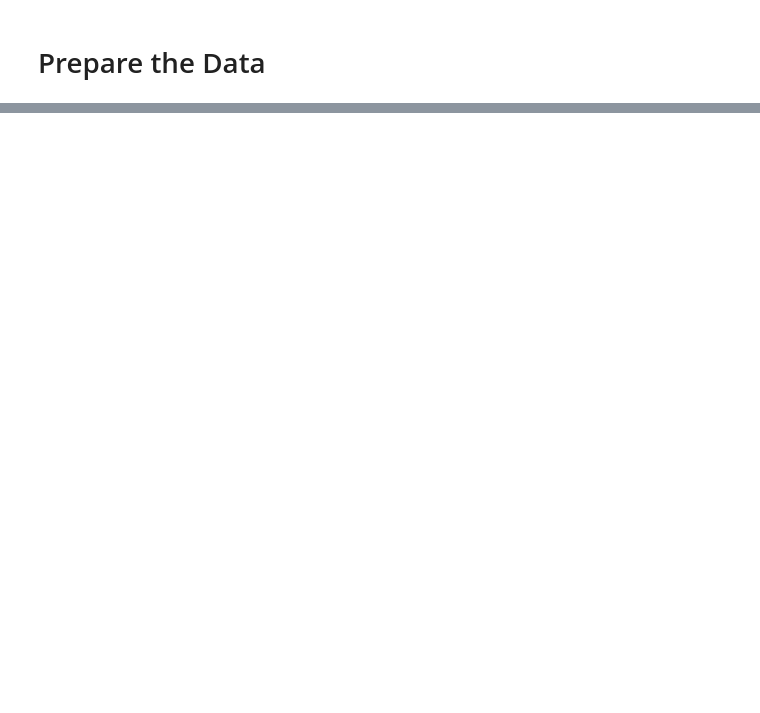
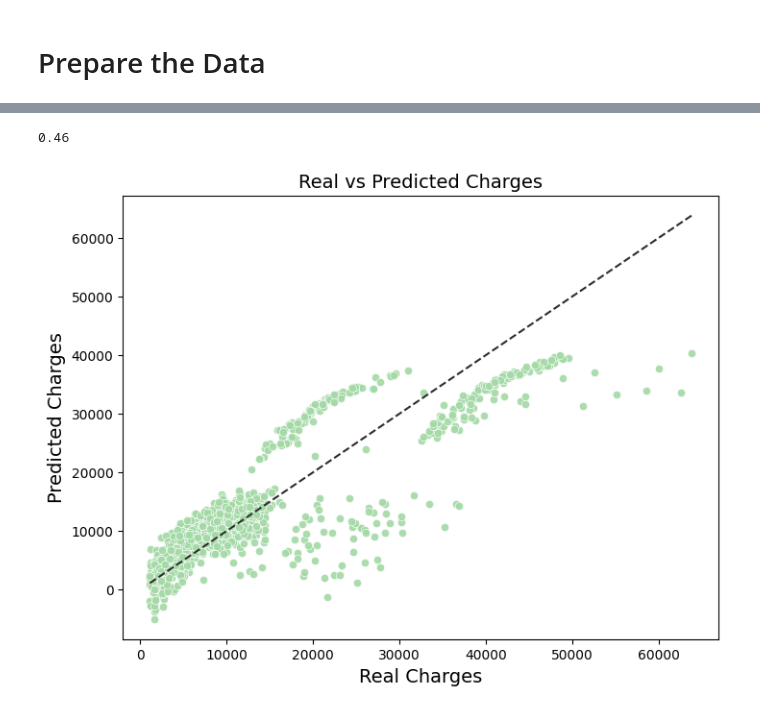
Before and after one commit to Gonzalo-Caro/Practicas-ML-NN, a Jupyter notebook: 1.Models/2.Regression.ipynb, the cells around one changed output, grey strips where cells are left out. Saved outputs shown, nothing was run; the diff lists cells and outputs as text; code cells hidden in the pictures; blank space fills up the shorter version.

```diff
--- a/1.Models/2.Regression.ipynb
+++ b/1.Models/2.Regression.ipynb
@@ -92,0 +168,16 @@ plt.show()
+# %%
+from sklearn.compose import ColumnTransformer
+from sklearn.preprocessing import StandardScaler
+from sklearn.preprocessing import FunctionTransformer
+
+log_pipeline = make_pipeline(
+    FunctionTransformer(np.log, feature_names_out="one-to-one"),
+    StandardScaler())
+
+preprocessing = ColumnTransformer([
+        ("log", log_pipeline, ["age", "bmi"]),
+        ("cat", cat_pipeline, cat_attribs),
+    ], remainder='passthrough')
+# %%
+insurance_prepared = preprocessing.fit_transform(insurance)
+insurance_prepared.shape
@@ -92,0 +199,4 @@ plt.show()
+# %%
+from sklearn.linear_model import LinearRegression
+
+lin_reg = make_pipeline(preprocessing, LinearRegression())
@@ -92,0 +220,22 @@ plt.show()
+# %%
+relative_rmse_lin_reg = lin_rmses.mean() / insurance_label.mean()
+relative_rmse_lin_reg.round(2)
+# %% [output]
+0.46
+# %%
+lin_reg.fit(insurance, insurance_label)
+y_pred = lin_reg.predict(insurance)
+# %%
+import seaborn as sns
+
+plt.figure(figsize=(8, 6))
+sns.scatterplot(x=insurance_label, y=y_pred, color='#A3D9A5', alpha=0.9)
+sns.lineplot(x=[min(insurance_label), max(insurance_label)],
+             y=[min(insurance_label), max(insurance_label)],
+             color='#2E2E2E', linestyle='--')
+plt.xlabel('Real Charges')
+plt.ylabel('Predicted Charges')
+plt.title('Real vs Predicted Charges')
+plt.show()
+# %% [output]
+[figure, added]
```
Also changed, not shown: parts of 22 cells of this notebook, 1 other file.
